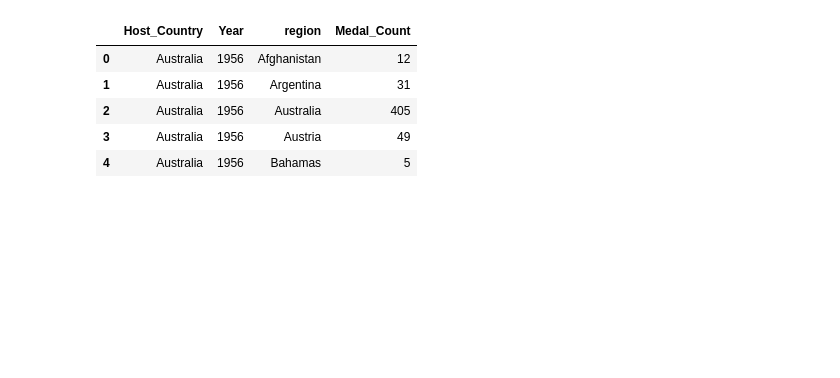
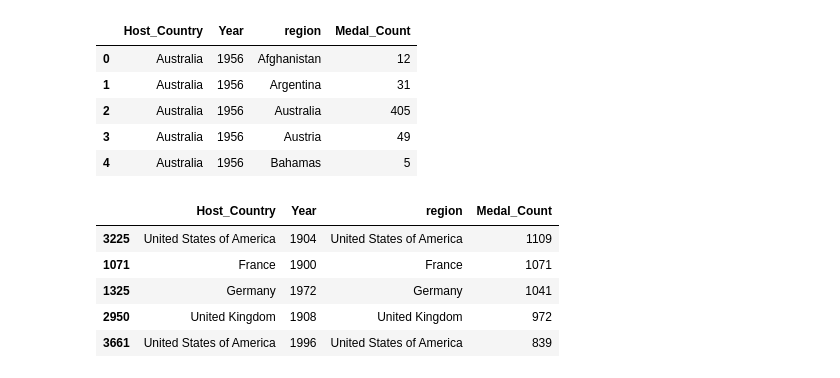
Before and after one commit to soumyaranjanswaincan/Olympic-Data-Analysis, a Jupyter notebook: Olympic Data Analysis/country_performance.ipynb, the cells around one changed output. Saved outputs shown, nothing was run; the diff lists cells and outputs as text; code cells hidden in the pictures; blank space fills up the shorter version.

```diff
--- a/Olympic Data Analysis/country_performance.ipynb
+++ b/Olympic Data Analysis/country_performance.ipynb
@@ -200,3 +200,12 @@ host_country_df.head(5)
 host_country_medals_df = host_country_df[host_country_df['Host_Country']==host_country_df['region']]
 host_country_df_sorted = host_country_df.sort_values(by='Medal_Count', ascending=False)
 host_country_medals_df_sorted = host_country_medals_df.sort_values(by='Medal_Count', ascending=False)
+# %%
+host_country_medals_df_sorted.head(5)
+# %% [output]
+|  | Host_Country | Year | region | Medal_Count |
+| 3225 | United States of America | 1904 | United States of America | 1109 |
+| 1071 | France | 1900 | France | 1071 |
+| 1325 | Germany | 1972 | Germany | 1041 |
+| 2950 | United Kingdom | 1908 | United Kingdom | 972 |
+| 3661 | United States of America | 1996 | United States of America | 839 |
```
Also changed, not shown: parts of 7 cells of this notebook.
